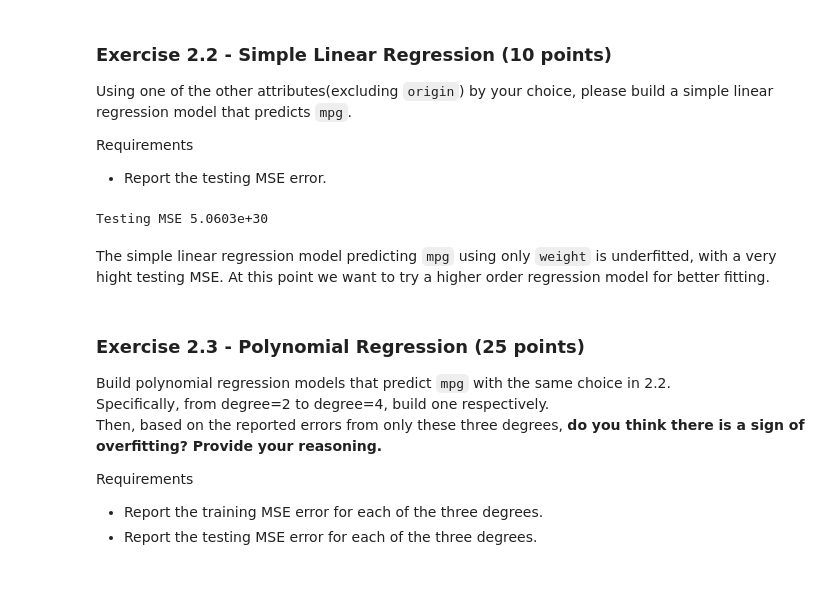
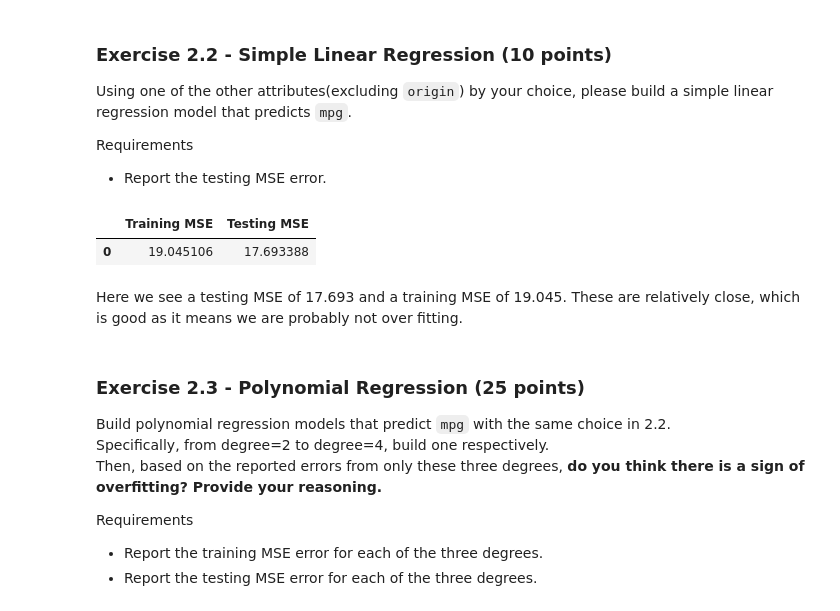
Before and after one commit to stack-dylan/intro-ml-hw, a Jupyter notebook: HW1/HW1.ipynb, the cells around one changed output. Saved outputs shown, nothing was run; the diff lists cells and outputs as text; code cells hidden in the pictures; blank space fills up the shorter version.

```diff
--- a/HW1/HW1.ipynb
+++ b/HW1/HW1.ipynb
@@ -89,23 +91,28 @@ Requirements
 # %%
 x_train, x_test = train['weight'], test['weight']
 y_train, y_test = train['mpg'], test['mpg']
 
 import numpy as np
-from sklearn.linear_model import SGDRegressor
+from sklearn.linear_model import LinearRegression
 from sklearn.metrics import mean_squared_error
 
-reg = SGDRegressor() # initialize regression model
+reg = LinearRegression() # initialize regression model
 col_vector = lambda x: np.asarray(x).reshape(-1,1) # reshape into require format for sklearn args
 
 reg.fit(X=col_vector(x_train), y=y_train) # adjust model weights
-y_pred = reg.predict( col_vector(x_test) ) # run testing set through model
-mse = mean_squared_error(y_test, y_pred) # get error
 
-print(f'Testing MSE {mse:.5}')
+y_train_pred = reg.predict( col_vector(x_train) ) # run training set through model
+y_test_pred = reg.predict( col_vector(x_test) ) # run testing set through model
+
+train_mse = mean_squared_error(y_train, y_train_pred)
+test_mse = mean_squared_error(y_test, y_test_pred) # get error
+
+pd.DataFrame([[train_mse, test_mse]], columns=["Training MSE", "Testing MSE"])
 # %% [output]
-Testing MSE 5.0603e+30
+|  | Training MSE | Testing MSE |
+| 0 | 19.045106 | 17.693388 |
-# %% [markdown]
-The simple linear regression model predicting `mpg` using only `weight` is underfitted, with a very hight testing MSE. At this point we want to try a higher order regression model for better fitting.
+# %% [markdown]
+Here we see a testing MSE of 17.693 and a training MSE of 19.045. These are relatively close, which is good as it means we are probably not over fitting.
 # %% [markdown]
 ### Exercise 2.3 - Polynomial Regression (25 points)
 Build polynomial regression models that predict ``mpg`` with the same choice in 2.2. <br >
```
Also changed, not shown: parts of 9 cells of this notebook, 1 other file.
